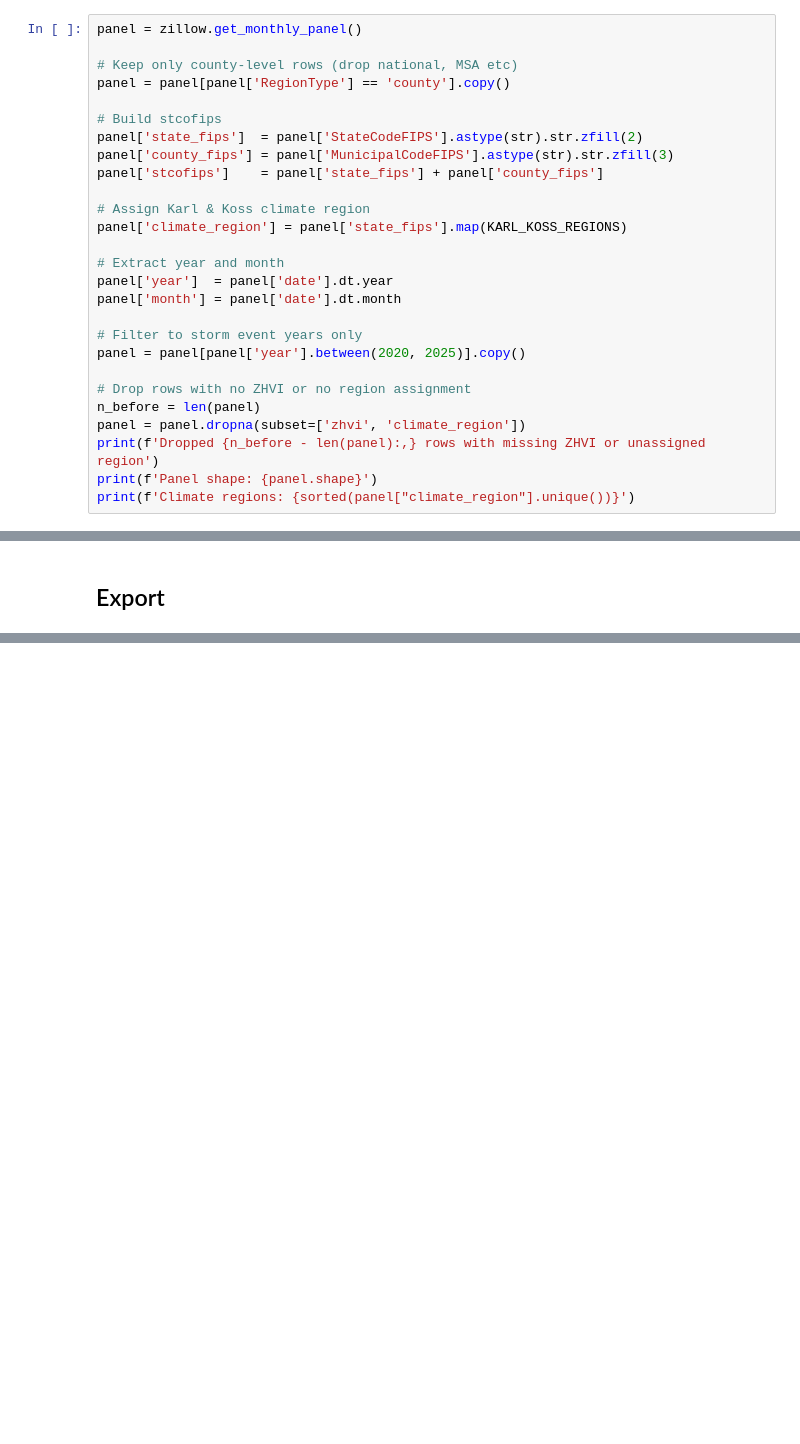
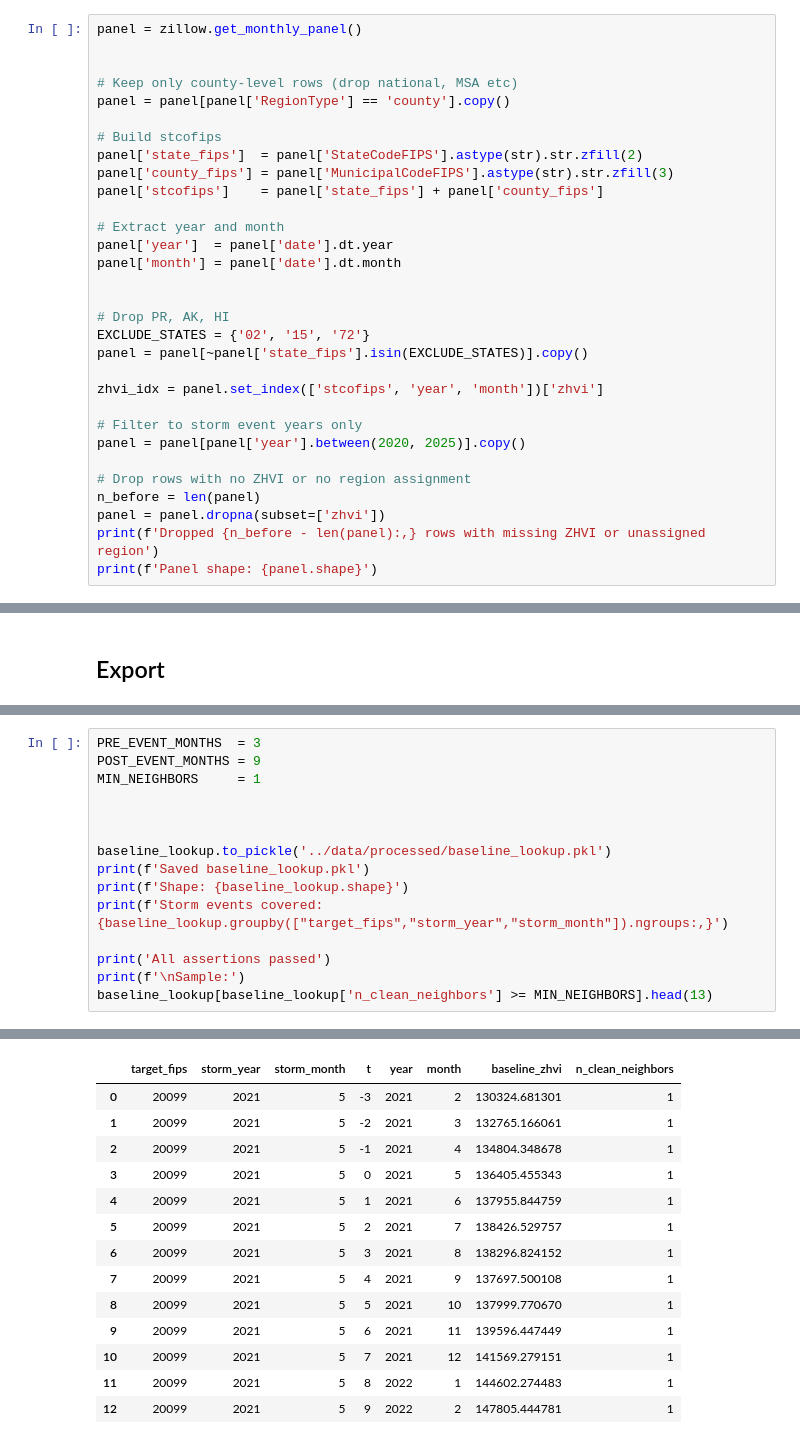
Before and after one commit to csclev/climate-exposure, a Jupyter notebook: notebooks/04_zillow_pipeline.ipynb, the cells around one changed output, grey strips where cells are left out. Saved outputs shown, nothing was run; the diff lists cells and outputs as text; blank space fills up the shorter version.

```diff
--- a/notebooks/04_zillow_pipeline.ipynb
+++ b/notebooks/04_zillow_pipeline.ipynb
@@ -138,6 +100,7 @@ Loaded 3,074 rows, 314 months
 ## Build Long Panel and Assign Climate Regions
 # %%
 panel = zillow.get_monthly_panel()
+
 
 # Keep only county-level rows (drop national, MSA etc)
 panel = panel[panel['RegionType'] == 'county'].copy()
@@ -147,20 +110,23 @@ panel['state_fips']  = panel['StateCodeFIPS'].astype(str).str.zfill(2)
 panel['county_fips'] = panel['MunicipalCodeFIPS'].astype(str).str.zfill(3)
 panel['stcofips']    = panel['state_fips'] + panel['county_fips']
 
-# Assign Karl & Koss climate region
-panel['climate_region'] = panel['state_fips'].map(KARL_KOSS_REGIONS)
-
 # Extract year and month
 panel['year']  = panel['date'].dt.year
 panel['month'] = panel['date'].dt.month
+
+
+# Drop PR, AK, HI
+EXCLUDE_STATES = {'02', '15', '72'}
+panel = panel[~panel['state_fips'].isin(EXCLUDE_STATES)].copy()
+
+zhvi_idx = panel.set_index(['stcofips', 'year', 'month'])['zhvi']
 
 # Filter to storm event years only
 panel = panel[panel['year'].between(2020, 2025)].copy()
 
 # Drop rows with no ZHVI or no region assignment
 n_before = len(panel)
-panel = panel.dropna(subset=['zhvi', 'climate_region'])
+panel = panel.dropna(subset=['zhvi'])
 print(f'Dropped {n_before - len(panel):,} rows with missing ZHVI or unassigned region')
 print(f'Panel shape: {panel.shape}')
-print(f'Climate regions: {sorted(panel["climate_region"].unique())}')
 # %% [output]
@@ -447,0 +287,16 @@ Exported baseline_lookup.pkl
+# %%
+PRE_EVENT_MONTHS  = 3
+POST_EVENT_MONTHS = 9
+MIN_NEIGHBORS     = 1
+
+
+
+baseline_lookup.to_pickle('../data/processed/baseline_lookup.pkl')
+print(f'Saved baseline_lookup.pkl')
+print(f'Shape: {baseline_lookup.shape}')
+print(f'Storm events covered: {baseline_lookup.groupby(["target_fips","storm_year","storm_month"]).ngroups:,}')
+
+print('All assertions passed')
+print(f'\nSample:')
+baseline_lookup[baseline_lookup['n_clean_neighbors'] >= MIN_NEIGHBORS].head(13)
+# %% [output]
@@ -447,0 +309,14 @@ Exported baseline_lookup.pkl
+|  | target_fips | storm_year | storm_month | t | year | month | baseline_zhvi | n_clean_neighbors |
+| 0 | 20099 | 2021 | 5 | -3 | 2021 | 2 | 130324.681301 | 1 |
+| 1 | 20099 | 2021 | 5 | -2 | 2021 | 3 | 132765.166061 | 1 |
+| 2 | 20099 | 2021 | 5 | -1 | 2021 | 4 | 134804.348678 | 1 |
+| 3 | 20099 | 2021 | 5 | 0 | 2021 | 5 | 136405.455343 | 1 |
+| 4 | 20099 | 2021 | 5 | 1 | 2021 | 6 | 137955.844759 | 1 |
+| 5 | 20099 | 2021 | 5 | 2 | 2021 | 7 | 138426.529757 | 1 |
+| 6 | 20099 | 2021 | 5 | 3 | 2021 | 8 | 138296.824152 | 1 |
+| 7 | 20099 | 2021 | 5 | 4 | 2021 | 9 | 137697.500108 | 1 |
+| 8 | 20099 | 2021 | 5 | 5 | 2021 | 10 | 137999.770670 | 1 |
+| 9 | 20099 | 2021 | 5 | 6 | 2021 | 11 | 139596.447449 | 1 |
+| 10 | 20099 | 2021 | 5 | 7 | 2021 | 12 | 141569.279151 | 1 |
+| 11 | 20099 | 2021 | 5 | 8 | 2022 | 1 | 144602.274483 | 1 |
+| 12 | 20099 | 2021 | 5 | 9 | 2022 | 2 | 147805.444781 | 1 |
```
Also changed, not shown: parts of 23 cells of this notebook, 10 other files.
